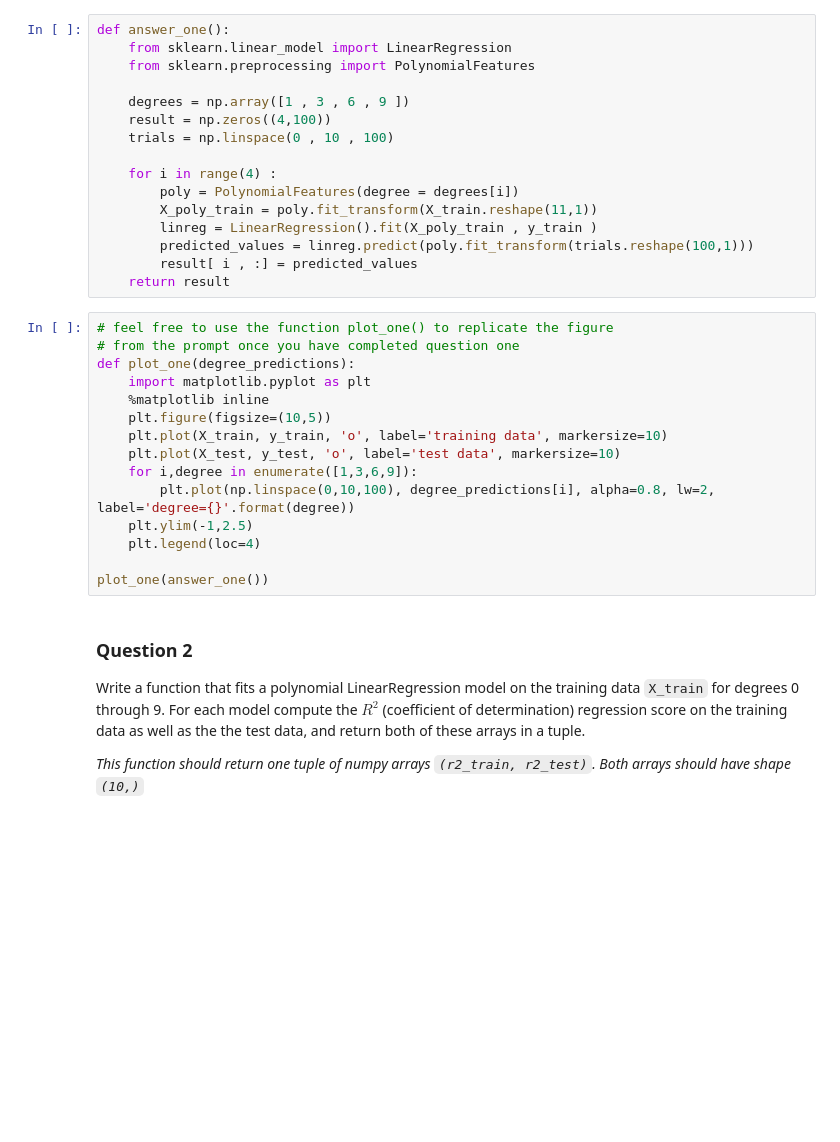
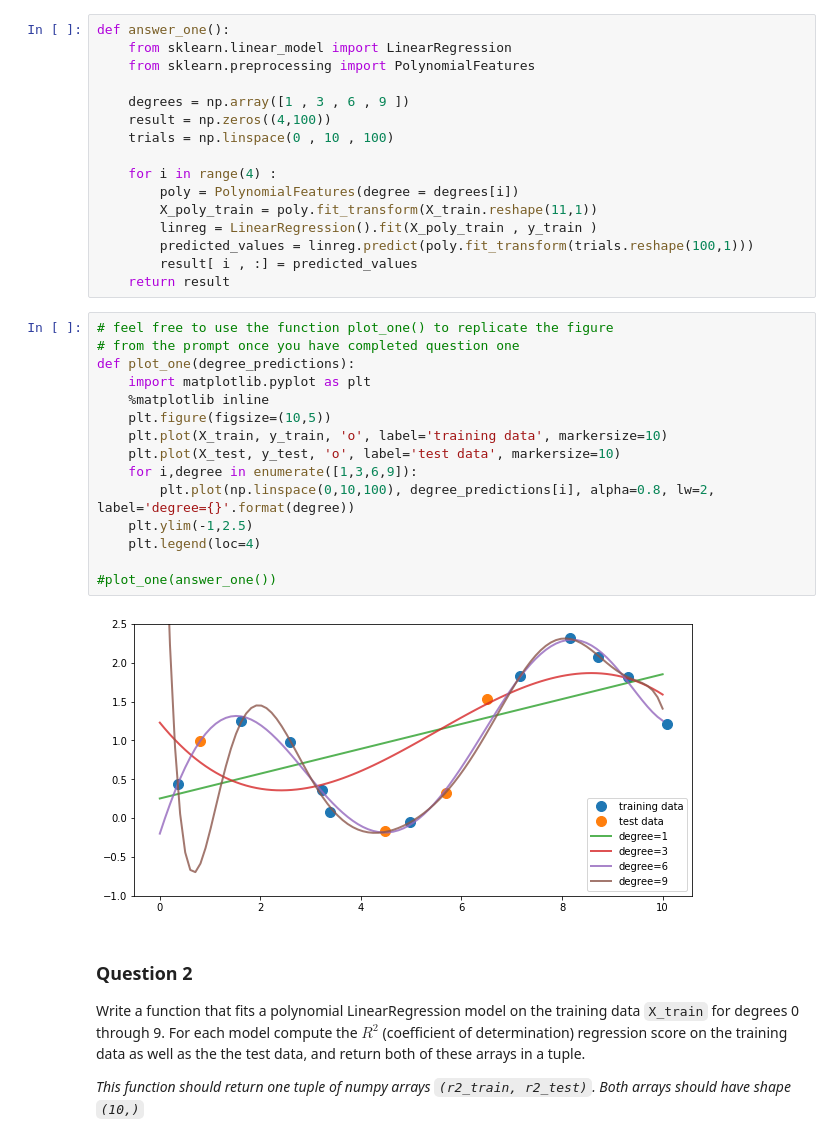
Before and after one commit to prasadboi/AoML_Coursera_UMich, a Jupyter notebook: Assignment_2_AoML.ipynb, the cells around one changed output. Drawn from its saved outputs; the diff is of its cells as text; blank space fills up the shorter version.

```diff
--- a/Assignment_2_AoML.ipynb
+++ b/Assignment_2_AoML.ipynb
@@ -71,18 +73,20 @@ def answer_one():
 # %%
 # feel free to use the function plot_one() to replicate the figure
 # from the prompt once you have completed question one
 def plot_one(degree_predictions):
     import matplotlib.pyplot as plt
     %matplotlib inline
     plt.figure(figsize=(10,5))
     plt.plot(X_train, y_train, 'o', label='training data', markersize=10)
     plt.plot(X_test, y_test, 'o', label='test data', markersize=10)
     for i,degree in enumerate([1,3,6,9]):
         plt.plot(np.linspace(0,10,100), degree_predictions[i], alpha=0.8, lw=2, label='degree={}'.format(degree))
     plt.ylim(-1,2.5)
     plt.legend(loc=4)
 
-plot_one(answer_one())
+#plot_one(answer_one())
+# %% [output]
+[figure, added]
 # %% [markdown]
 ### Question 2
 
```
Also changed, not shown: parts of 13 cells of this notebook.
